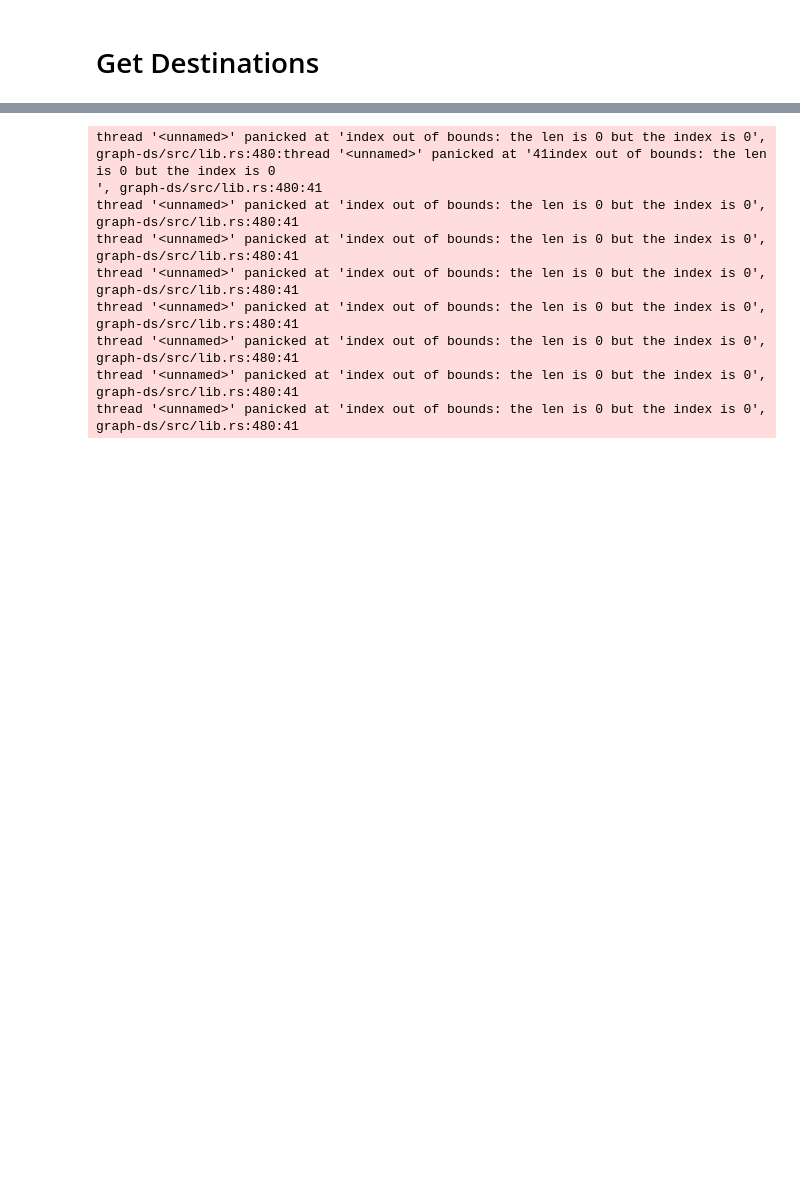
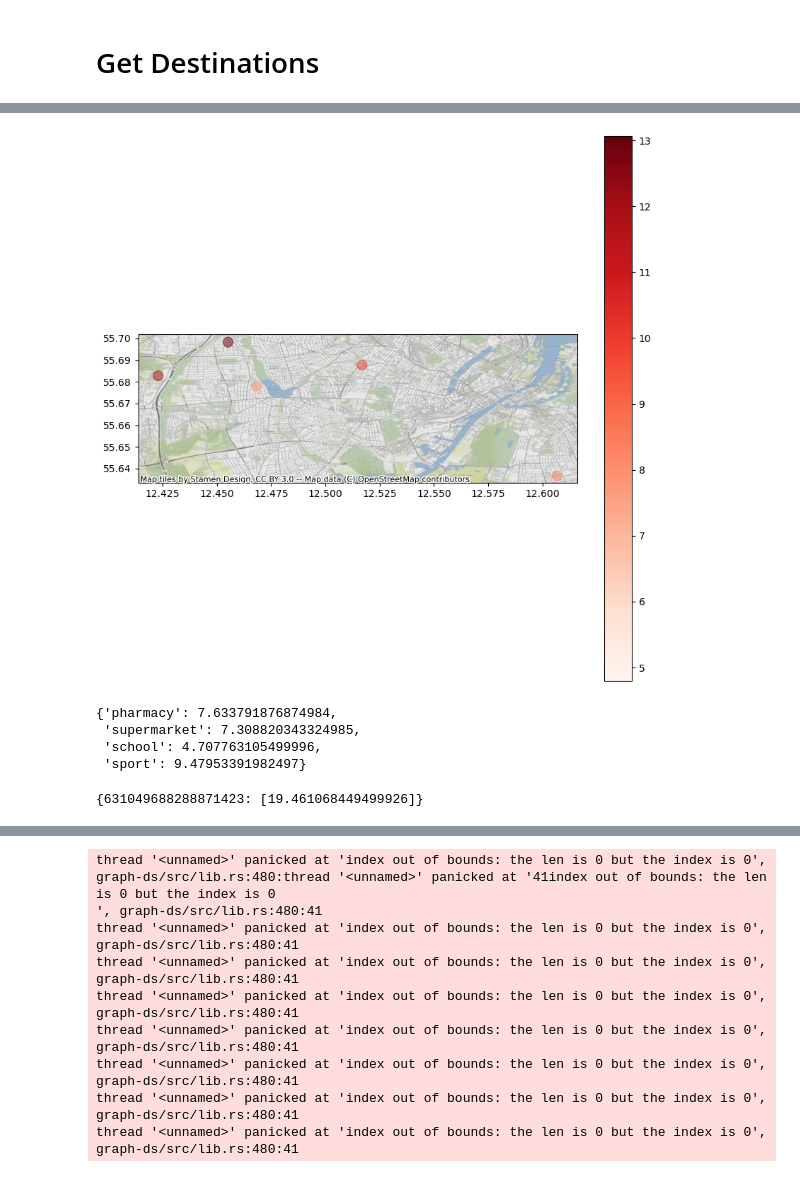
Before and after one commit to hextransit/n-minute-city, a Jupyter notebook: python/poi_routing.ipynb, the cells around one changed output, grey strips where cells are left out. Cells and saved outputs as stored; diff of their text form; code cells hidden in the pictures; blank space fills up the shorter version.

```diff
--- a/python/poi_routing.ipynb
+++ b/python/poi_routing.ipynb
@@ -140,0 +162,5 @@ cx.add_basemap(ax = ax, crs="EPSG:4326")
+# %%
+plot_df = pd.DataFrame([(k,v) for k,v in mins.items()], columns = ['h3_index','mean_dist'])
+plot_hex_df(plot_df, markersize=100, color_column='mean_dist')
+# %% [output]
+[figure, added]
@@ -141 +186,8 @@ cx.add_basemap(ax = ax, crs="EPSG:4326")
+# %%
+category_travel_time_means
+# %% [output]
+{'pharmacy': 7.633791876874984,
+ 'supermarket': 7.308820343324985,
+ 'school': 4.707763105499996,
+ 'sport': 9.47953391982497}
 # %%
@@ -143,0 +195,4 @@ origins = list(origins[origins['residential_bool']==1]['h3_index'])
+# %%
+graph.matrix_distance(origins=[origins[0]], destinations=[sample_df[0]], hour_of_week = None)
+# %% [output]
+{631049688288871423: [19.461068449499926]}
```
Also changed, not shown: parts of 17 cells of this notebook, 1 other file.
